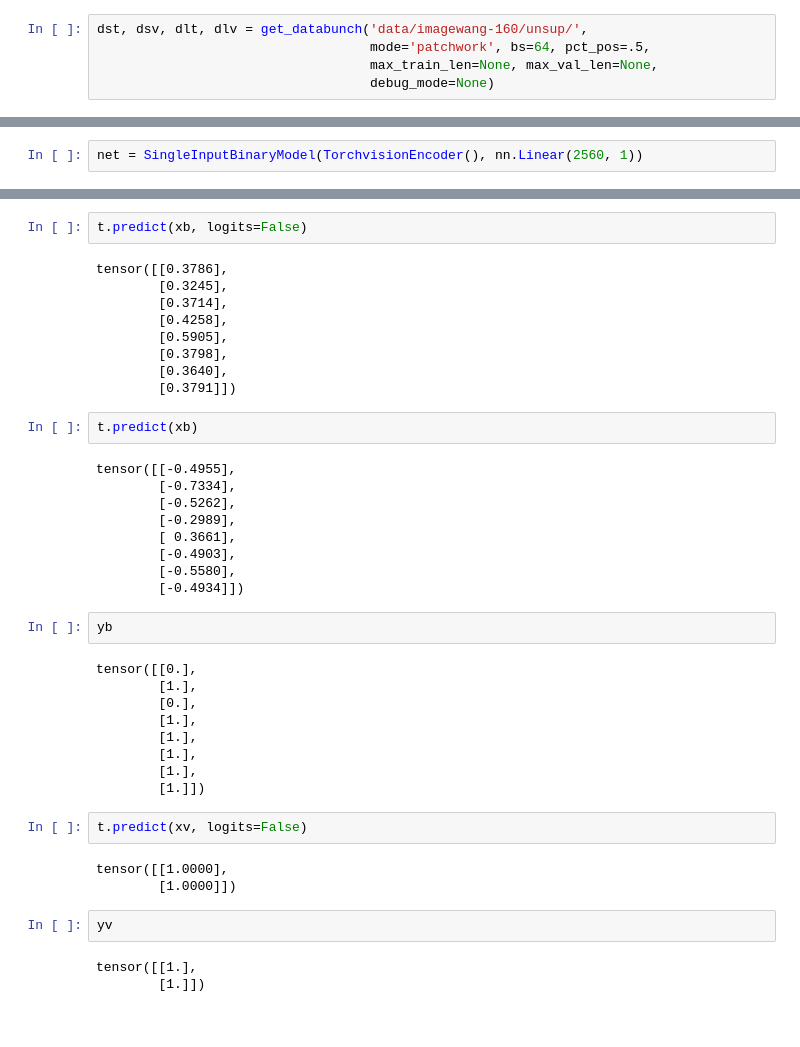
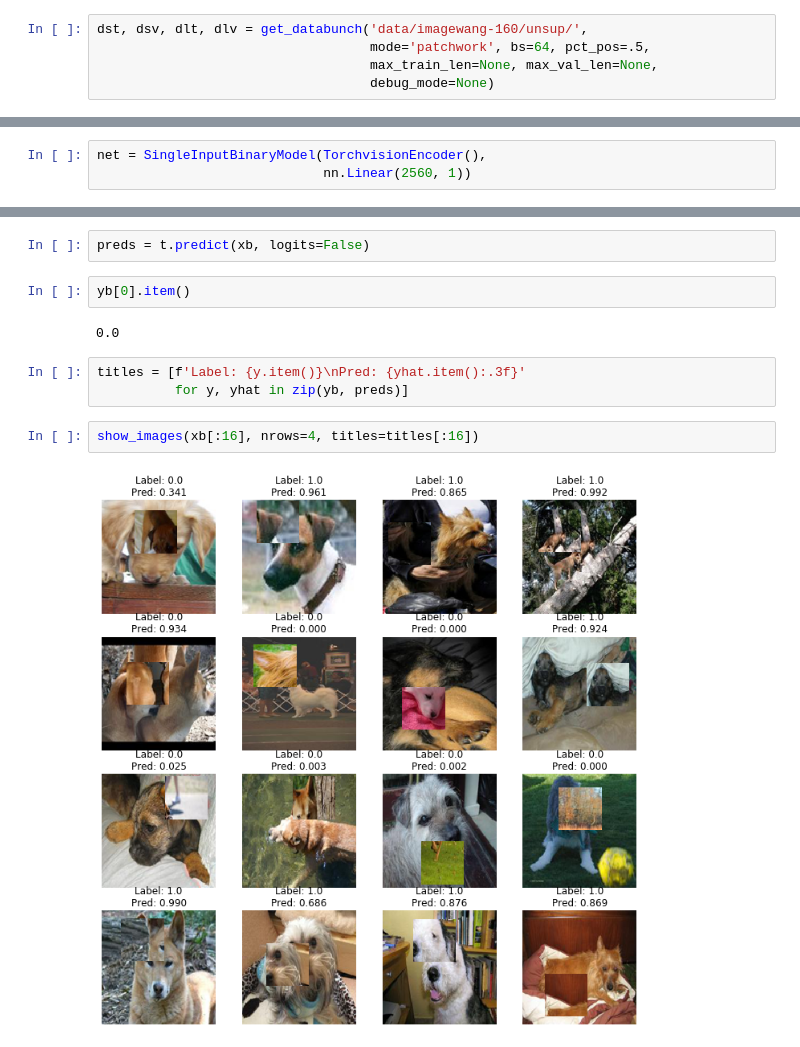
Before and after one commit to hdmamin/self-supervised-vision-exp, a Jupyter notebook: notebooks/nb06-train-patchwork-unsup.ipynb, the cells around one changed output, grey strips where cells are left out. Drawn from its saved outputs; the diff is of its cells as text.

```diff
--- a/notebooks/nb06-train-patchwork-unsup.ipynb
+++ b/notebooks/nb06-train-patchwork-unsup.ipynb
@@ -54,2 +48,3 @@ show_images(xv[:9], nrows=3, titles=yv[:9].tolist())
 # %%
-net = SingleInputBinaryModel(TorchvisionEncoder(), nn.Linear(2560, 1))
+net = SingleInputBinaryModel(TorchvisionEncoder(),
+                             nn.Linear(2560, 1))
@@ -86,43 +131,13 @@ ValueError: Comet.ml requires an API key. Please provide as the first argument t
 # %%
-t.predict(xb, logits=False)
+preds = t.predict(xb, logits=False)
-# %% [output]
-tensor([[0.3786],
-        [0.3245],
-        [0.3714],
-        [0.4258],
-        [0.5905],
-        [0.3798],
-        [0.3640],
-        [0.3791]])
-# %%
-t.predict(xb)
-# %% [output]
-tensor([[-0.4955],
-        [-0.7334],
-        [-0.5262],
-        [-0.2989],
-        [ 0.3661],
-        [-0.4903],
-        [-0.5580],
-        [-0.4934]])
 # %%
-yb
+yb[0].item()
 # %% [output]
-tensor([[0.],
-        [1.],
-        [0.],
-        [1.],
-        [1.],
-        [1.],
-        [1.],
-        [1.]])
+0.0
-# %%
-t.predict(xv, logits=False)
-# %% [output]
-tensor([[1.0000],
-        [1.0000]])
-# %%
-yv
-# %% [output]
-tensor([[1.],
-        [1.]])
+# %%
+titles = [f'Label: {y.item()}\nPred: {yhat.item():.3f}'
+          for y, yhat in zip(yb, preds)]
+# %%
+show_images(xb[:16], nrows=4, titles=titles[:16])
+# %% [output]
+[figure, added]
```
Also changed, not shown: parts of 10 cells of this notebook, 4 other files.
